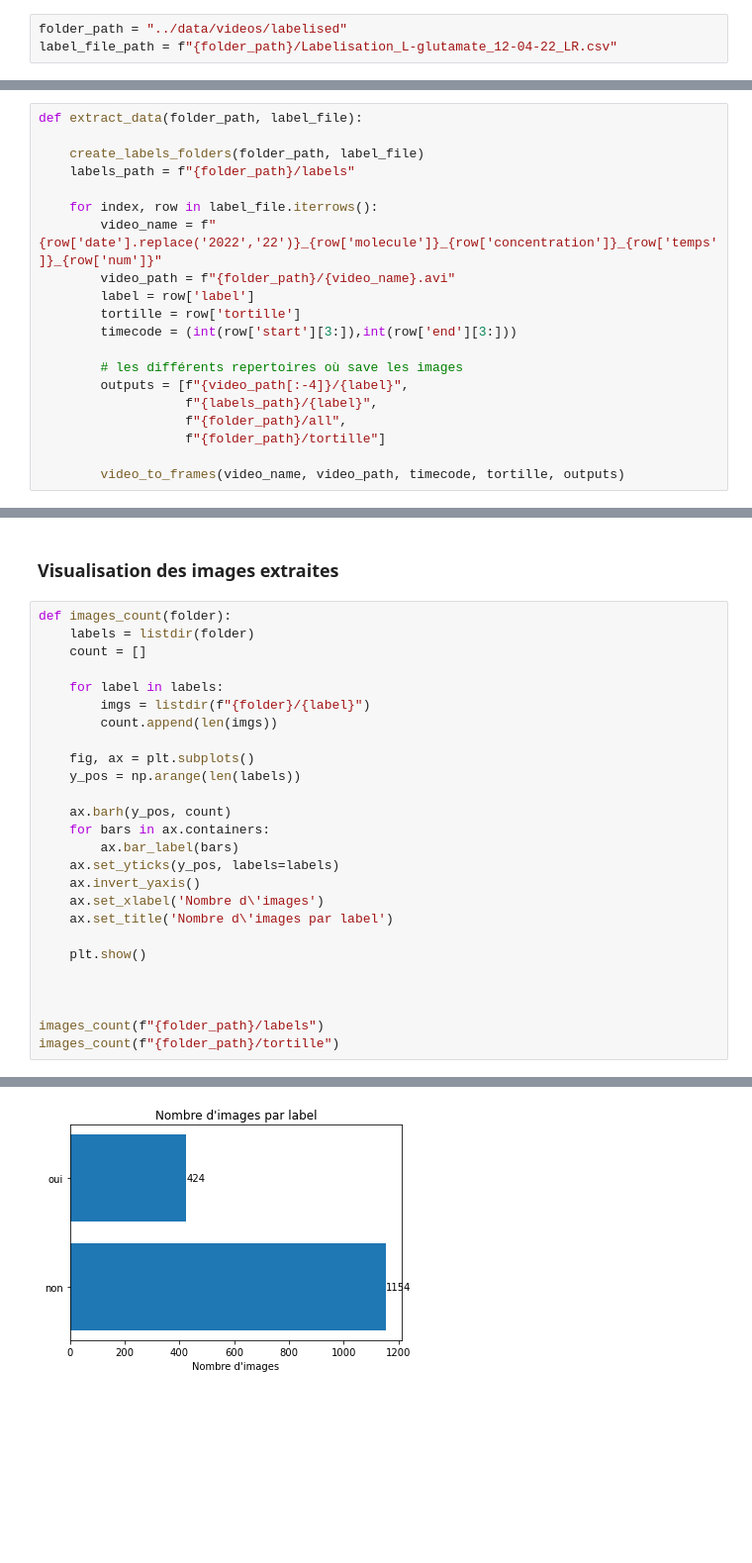
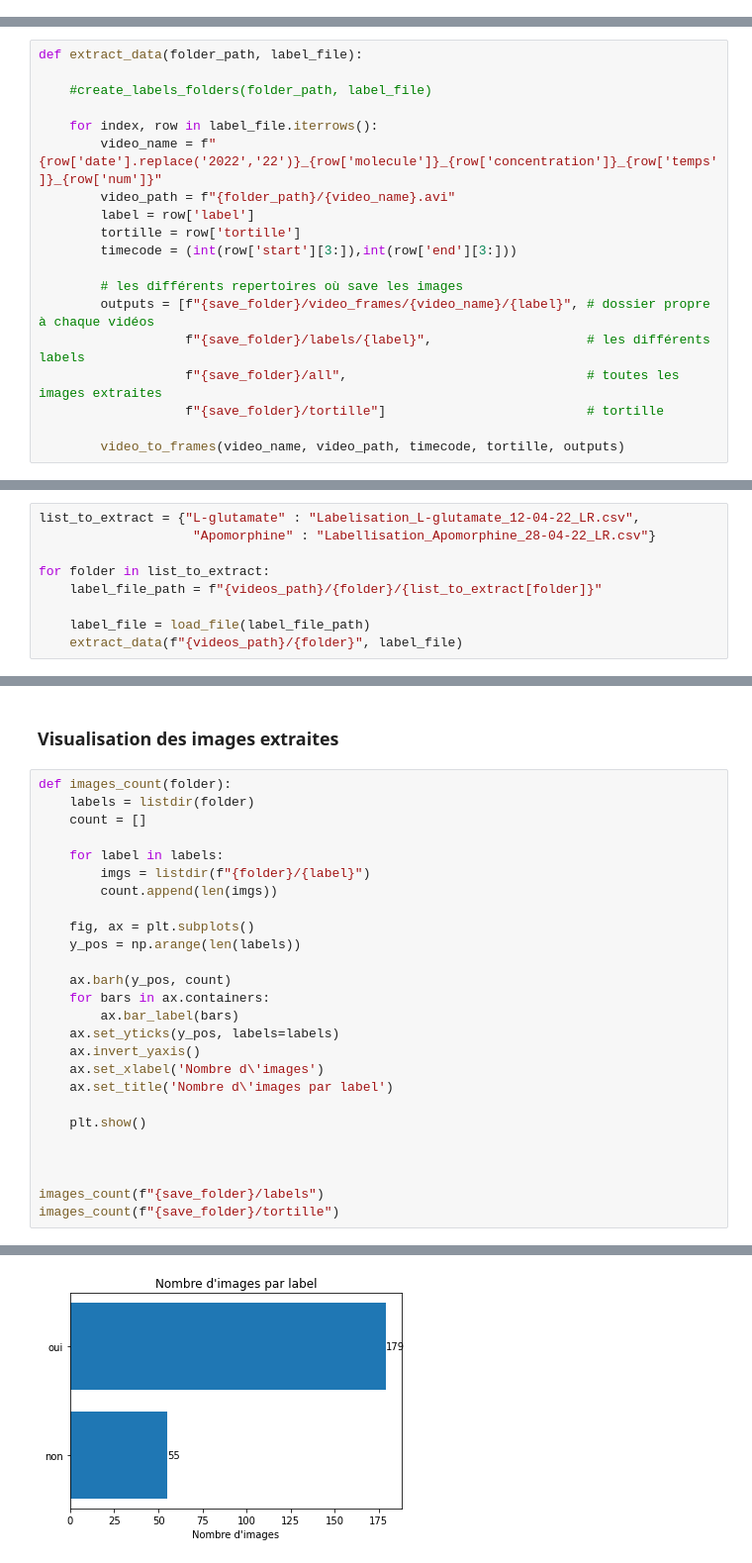
Before and after one commit to Arbrone/planaire_classification, a Jupyter notebook: notebooks/extract_data.ipynb, the cells around one changed output, grey strips where cells are left out. Shown at 99% size. Drawn from its saved outputs; the diff is of its cells as text; blank space fills up the shorter version.

```diff
--- a/notebooks/extract_data.ipynb
+++ b/notebooks/extract_data.ipynb
@@ -23,5 +25,2 @@ import numpy as np
 # %% [markdown]
 ### Définition des fichiers et répertoires de travail
-# %%
-folder_path = "../data/videos/labelised"
-label_file_path = f"{folder_path}/Labelisation_L-glutamate_12-04-22_LR.csv"
@@ -130,8 +173,7 @@ def video_to_frames(video_name, video_path, timecode, tortille, outputs):
 # %%
 def extract_data(folder_path, label_file):
 
-    create_labels_folders(folder_path, label_file)
-    labels_path = f"{folder_path}/labels"
+    #create_labels_folders(folder_path, label_file)
 
     for index, row in label_file.iterrows():
         video_name = f"{row['date'].replace('2022','22')}_{row['molecule']}_{row['concentration']}_{row['temps']}_{row['num']}"
@@ -141,9 +183,9 @@ def extract_data(folder_path, label_file):
         timecode = (int(row['start'][3:]),int(row['end'][3:]))
 
         # les différents repertoires où save les images
-        outputs = [f"{video_path[:-4]}/{label}",
-                   f"{labels_path}/{label}",
-                   f"{folder_path}/all",
-                   f"{folder_path}/tortille"]
+        outputs = [f"{save_folder}/video_frames/{video_name}/{label}", # dossier propre à chaque vidéos
+                   f"{save_folder}/labels/{label}",                    # les différents labels
+                   f"{save_folder}/all",                               # toutes les images extraites
+                   f"{save_folder}/tortille"]                          # tortille
 
         video_to_frames(video_name, video_path, timecode, tortille, outputs)
@@ -169,0 +192,9 @@ successfully saved
+# %%
+list_to_extract = {"L-glutamate" : "Labelisation_L-glutamate_12-04-22_LR.csv",
+                    "Apomorphine" : "Labellisation_Apomorphine_28-04-22_LR.csv"}
+
+for folder in list_to_extract:
+    label_file_path = f"{videos_path}/{folder}/{list_to_extract[folder]}"
+
+    label_file = load_file(label_file_path)
+    extract_data(f"{videos_path}/{folder}", label_file)
@@ -193,6 +242,6 @@ def images_count(folder):
 
 
 
-images_count(f"{folder_path}/labels")
-images_count(f"{folder_path}/tortille")
+images_count(f"{save_folder}/labels")
+images_count(f"{save_folder}/tortille")
 # %% [output]
@@ -200 +249 @@ images_count(f"{folder_path}/tortille")
-[figure, old version]
+[figure, new version]
```
Also changed, not shown: parts of 10 cells of this notebook, 8 other files.
